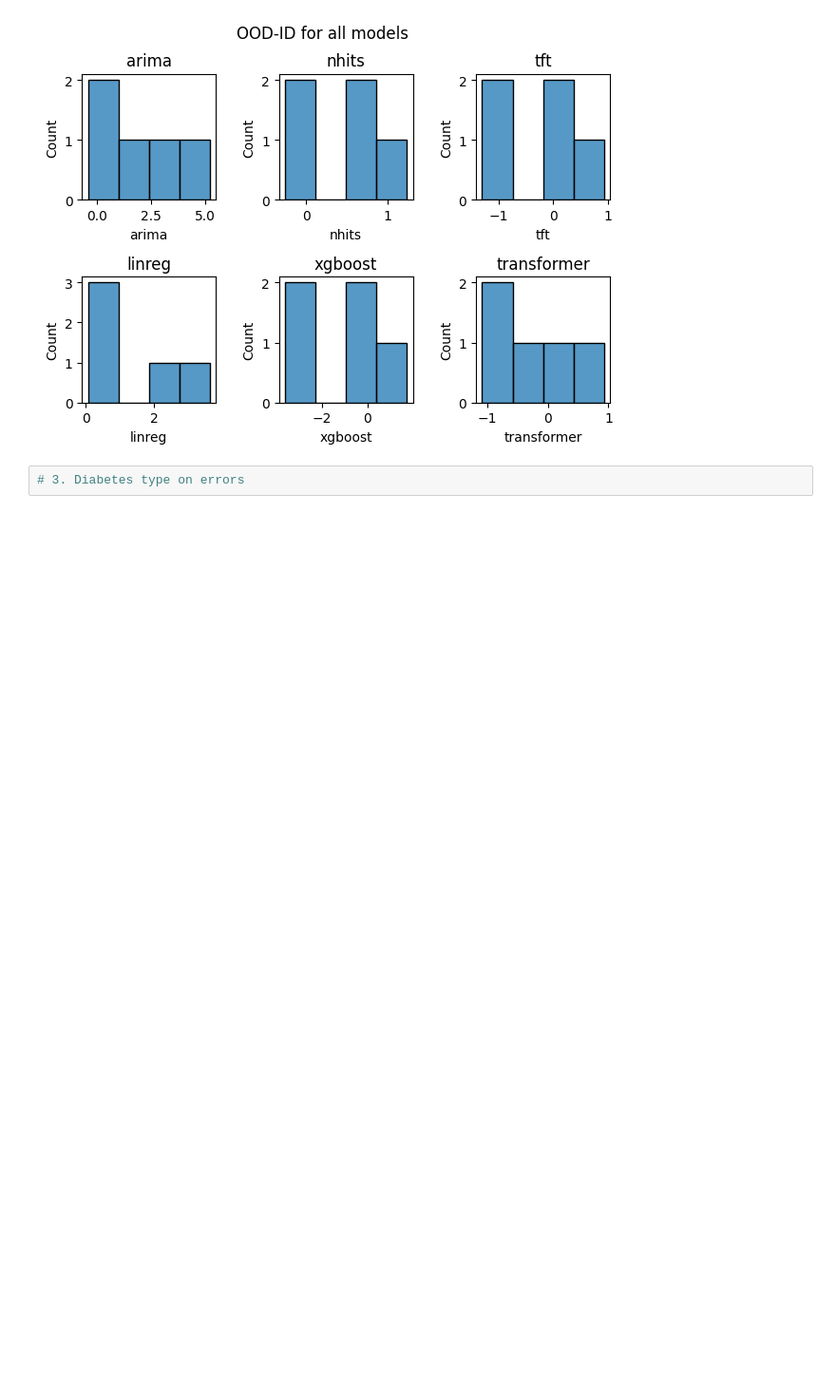
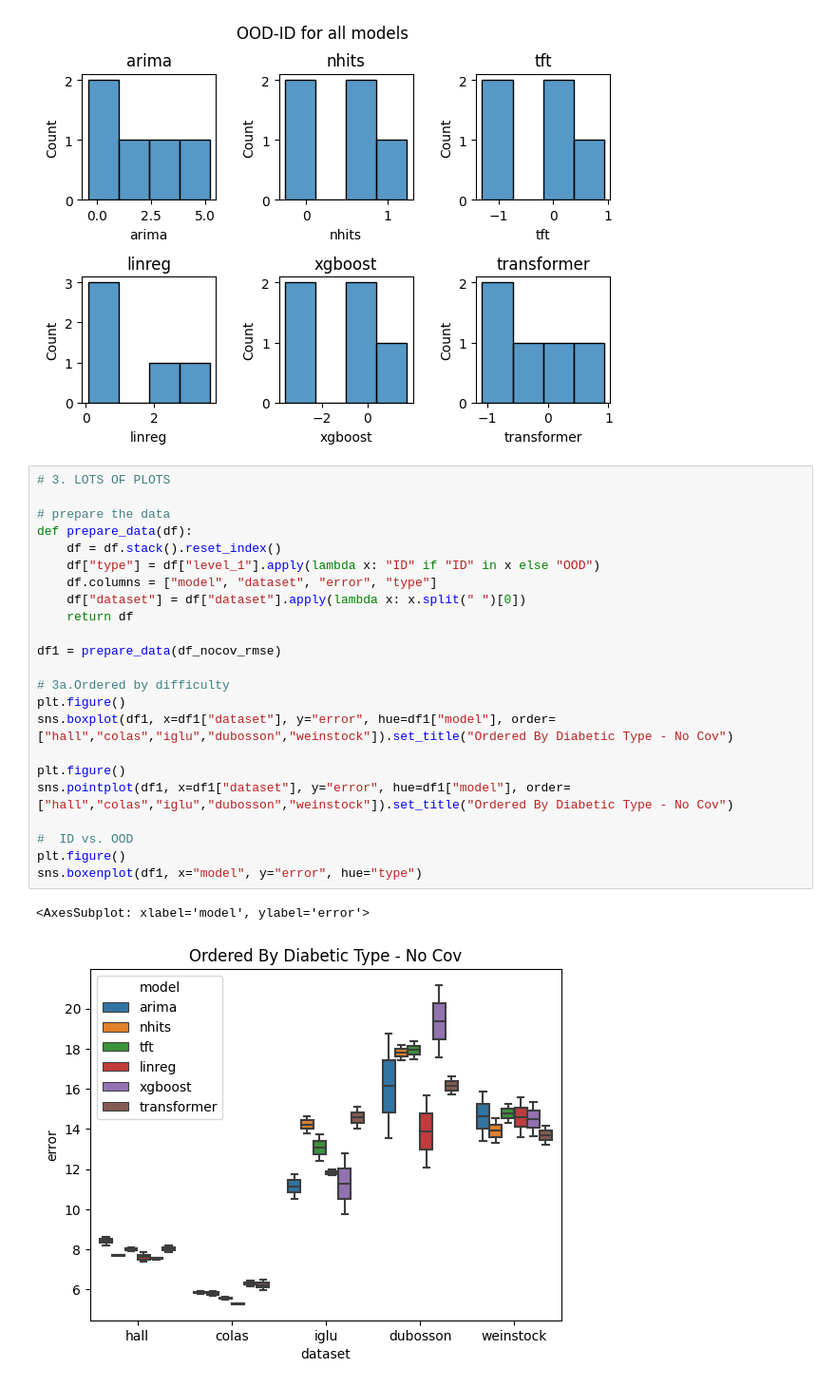
Before and after one commit to IrinaStatsLab/GlucoBench, a Jupyter notebook: presentation/njf-plots.ipynb, the cells around one changed output. Shown at 95% size. Cells and saved outputs as stored; diff of their text form; blank space fills up the shorter version.

Commit message:
Made plots for ID and OOD and 'by diabetic type'

```diff
--- a/presentation/njf-plots.ipynb
+++ b/presentation/njf-plots.ipynb
@@ -138,5 +138,29 @@ transformer -0.25756810178781303 -1.0501338968384928 0.7991626465489605
 | 3 | 5.217234 | 0.745599 | -0.867804 | 3.62209 | -3.601485 | -0.917747 |
 | 4 | 2.474254 | 1.23465 | 0.928797 | 1.972356 | 1.730524 | 0.926264 |
 [figure]
-# %%
-# 3. Diabetes type on errors
+# %%
+# 3. LOTS OF PLOTS
+
+# prepare the data
+def prepare_data(df):
+    df = df.stack().reset_index()
+    df["type"] = df["level_1"].apply(lambda x: "ID" if "ID" in x else "OOD")
+    df.columns = ["model", "dataset", "error", "type"]
+    df["dataset"] = df["dataset"].apply(lambda x: x.split(" ")[0])
+    return df
+
+df1 = prepare_data(df_nocov_rmse)
+
+# 3a.Ordered by difficulty
+plt.figure()
+sns.boxplot(df1, x=df1["dataset"], y="error", hue=df1["model"], order=["hall","colas","iglu","dubosson","weinstock"]).set_title("Ordered By Diabetic Type - No Cov")
+
+plt.figure()
+sns.pointplot(df1, x=df1["dataset"], y="error", hue=df1["model"], order=["hall","colas","iglu","dubosson","weinstock"]).set_title("Ordered By Diabetic Type - No Cov")
+
+#  ID vs. OOD
+plt.figure()
+sns.boxenplot(df1, x="model", y="error", hue="type")
+# %% [output]
+<AxesSubplot: xlabel='model', ylabel='error'>
+[figure, added]
```
Also changed, not shown: parts of 1 cell of this notebook.
